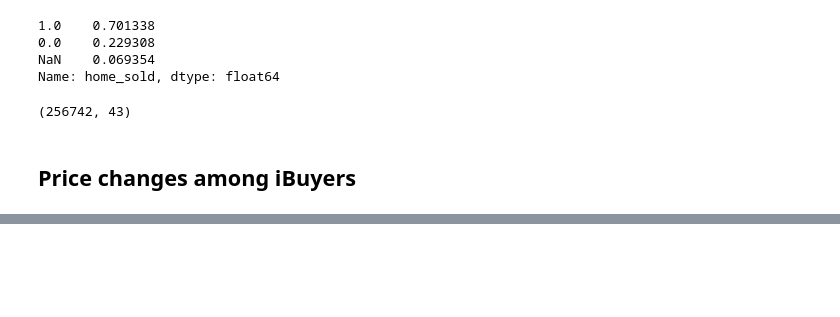
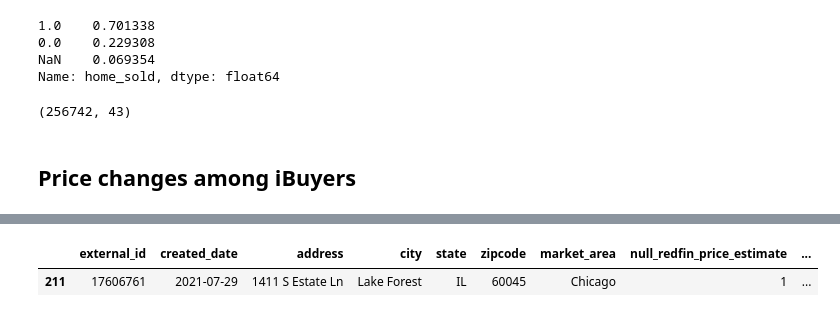
Before and after one commit to williamfried/redfin_views_analysis, a Jupyter notebook: process_raw_scaped_data.ipynb, the cells around one changed output, grey strips where cells are left out. Saved outputs shown, nothing was run; the diff lists cells and outputs as text; code cells hidden in the pictures; blank space fills up the shorter version.

```diff
--- a/process_raw_scaped_data.ipynb
+++ b/process_raw_scaped_data.ipynb
@@ -262,3 +257,8 @@ combined_df['sorted_raw_history'] = combined_df['raw_history'].apply(sort_raw_hi
+# %%
+combined_df[combined_df['address'] == '1411 S Estate Ln']
+# %% [output]
+|  | external_id | created_date | address | city | state | zipcode | market_area | null_redfin_price_estimate | ... |
+| 211 | 17606761 | 2021-07-29 | 1411 S Estate Ln | Lake Forest | IL | 60045 | Chicago | 1 | ... |
 # %%
 lst = []
 for i, row in combined_df.iterrows():
```
Also changed, not shown: parts of 9 cells of this notebook.
